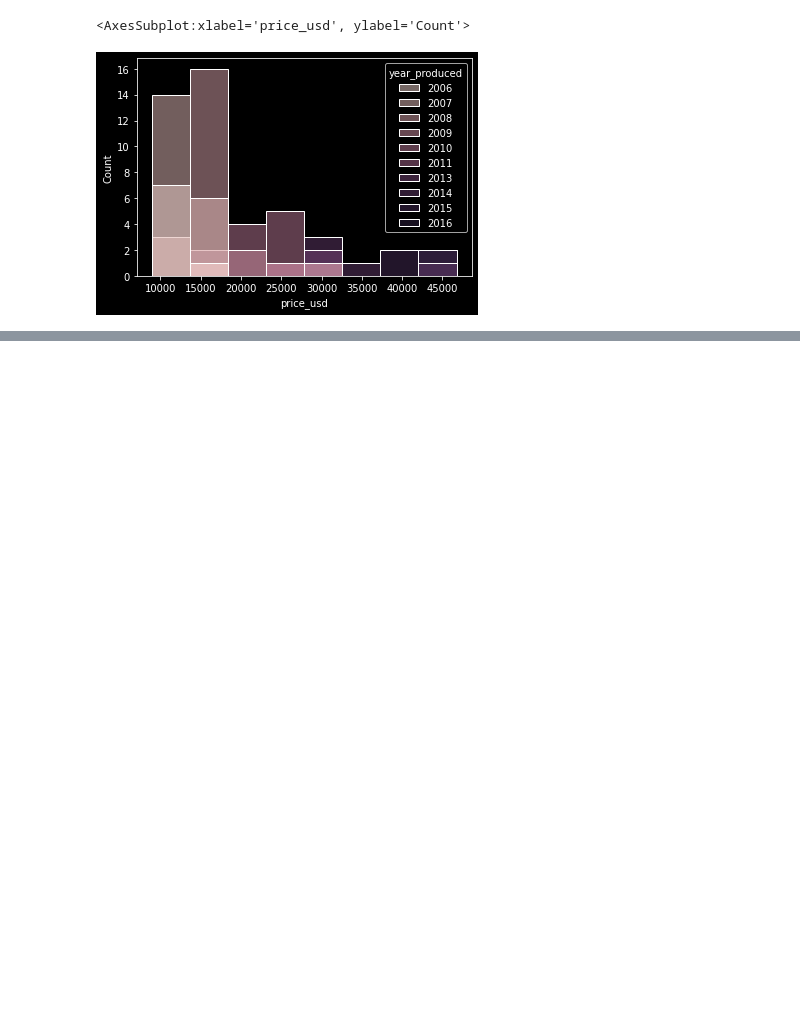
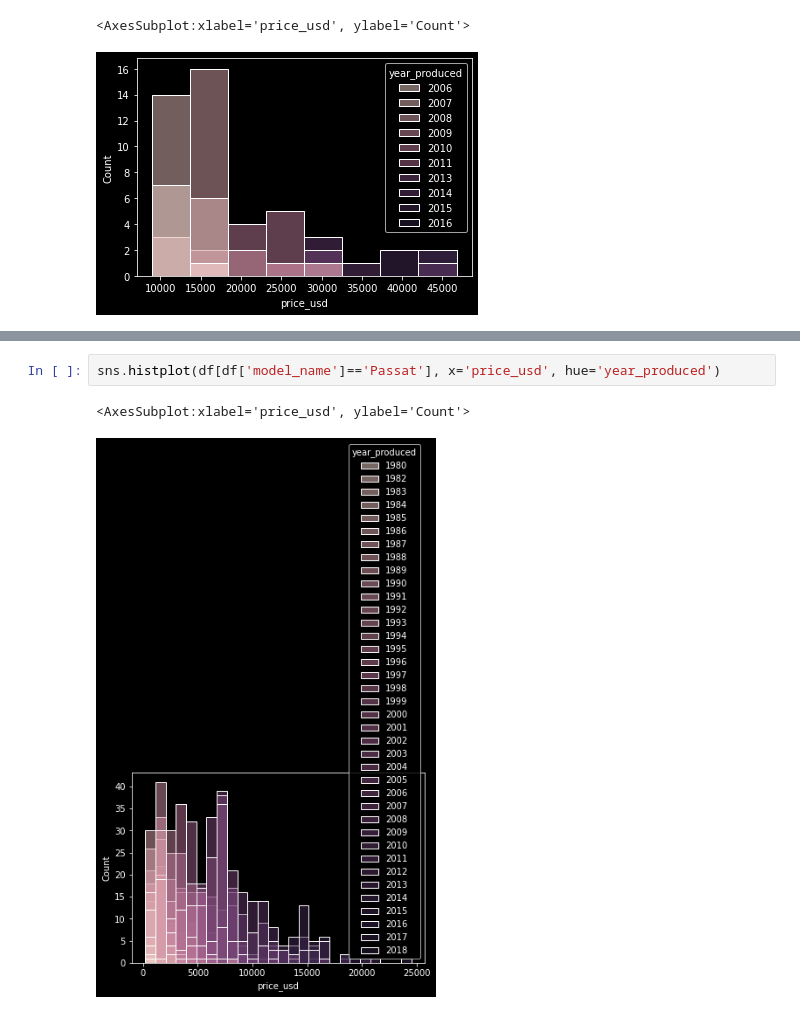
Before and after one commit to LeKilleRGallet/university, a Jupyter notebook: data_science/math/descrp_stats/1stnb.ipynb, the cells around one changed output, grey strips where cells are left out. Saved outputs shown, nothing was run; the diff lists cells and outputs as text; blank space fills up the shorter version.

```diff
--- a/data_science/math/descrp_stats/1stnb.ipynb
+++ b/data_science/math/descrp_stats/1stnb.ipynb
@@ -106,0 +128,5 @@ sns.histplot(Q7_df, x='price_usd', hue='year_produced')
+# %%
+sns.histplot(df[df['model_name']=='Passat'], x='price_usd', hue='year_produced')
+# %% [output]
+<AxesSubplot:xlabel='price_usd', ylabel='Count'>
+[figure, added]
```
Also changed, not shown: parts of 12 cells of this notebook, 3 other files.
